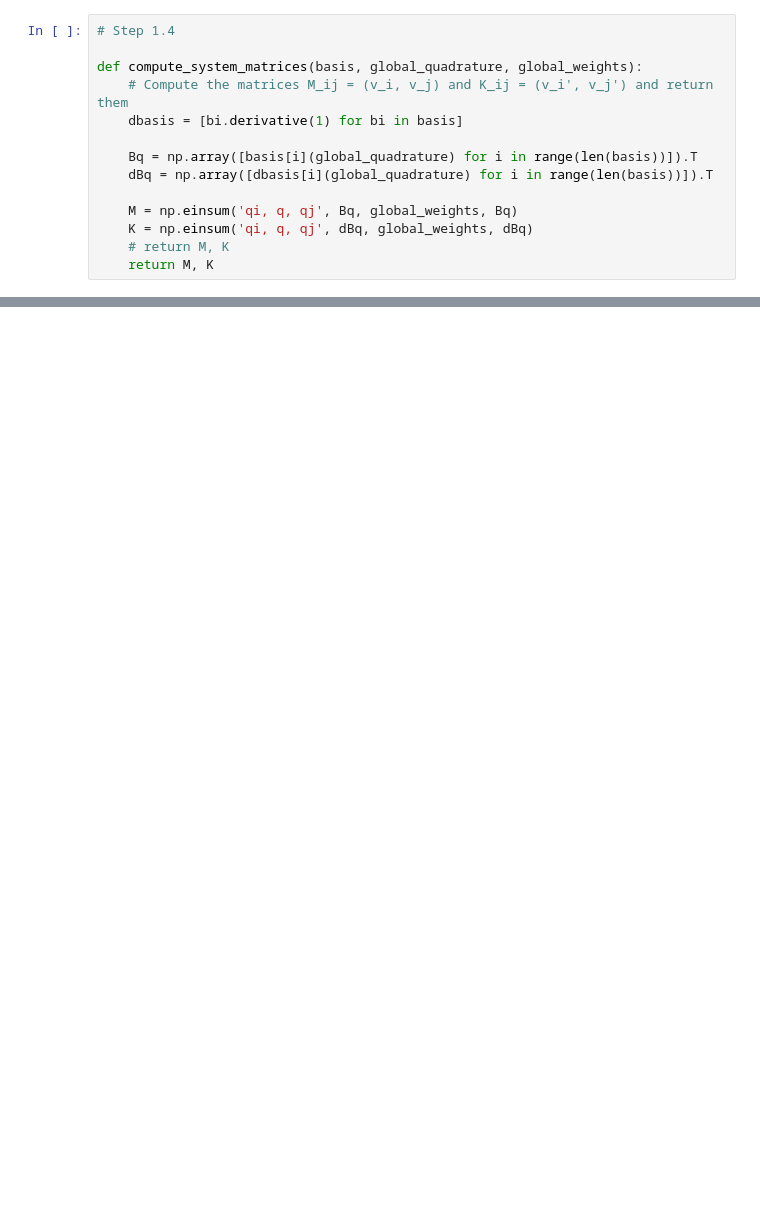
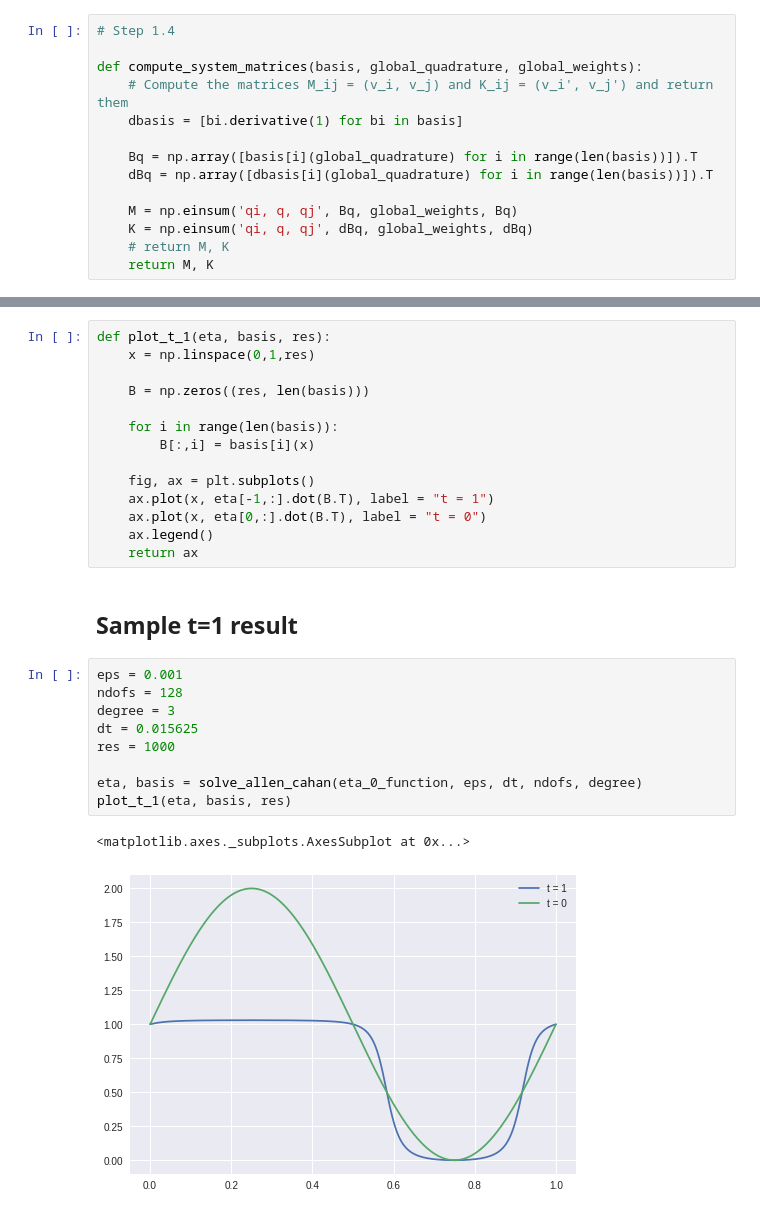
Before and after one commit to KristerJazz/P1.4_seed, a Jupyter notebook: final_project/final_project_2019-2020.ipynb, the cells around one changed output, grey strips where cells are left out. Drawn from its saved outputs; the diff is of its cells as text; blank space fills up the shorter version.

```diff
--- a/final_project/final_project_2019-2020.ipynb
+++ b/final_project/final_project_2019-2020.ipynb
@@ -229,0 +294,28 @@ def plot_solution(eta, basis, stride, resolution):
+# %%
+def plot_t_1(eta, basis, res):
+    x = np.linspace(0,1,res)
+
+    B = np.zeros((res, len(basis)))
+
+    for i in range(len(basis)):
+        B[:,i] = basis[i](x)
+
+    fig, ax = plt.subplots()
+    ax.plot(x, eta[-1,:].dot(B.T), label = "t = 1")
+    ax.plot(x, eta[0,:].dot(B.T), label = "t = 0")
+    ax.legend()
+    return ax
+# %% [markdown]
+## Sample t=1 result
+# %%
+eps = 0.001
+ndofs = 128
+degree = 3
+dt = 0.015625
+res = 1000
+
+eta, basis = solve_allen_cahan(eta_0_function, eps, dt, ndofs, degree)
+plot_t_1(eta, basis, res)
+# %% [output]
+<matplotlib.axes._subplots.AxesSubplot at 0x...>
+[figure, added]
```
Also changed, not shown: parts of 15 cells of this notebook.
